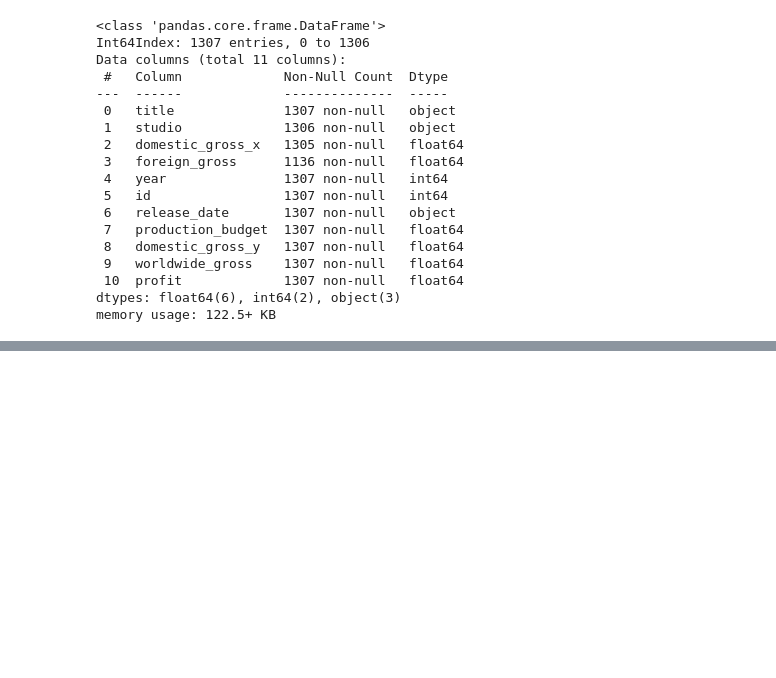
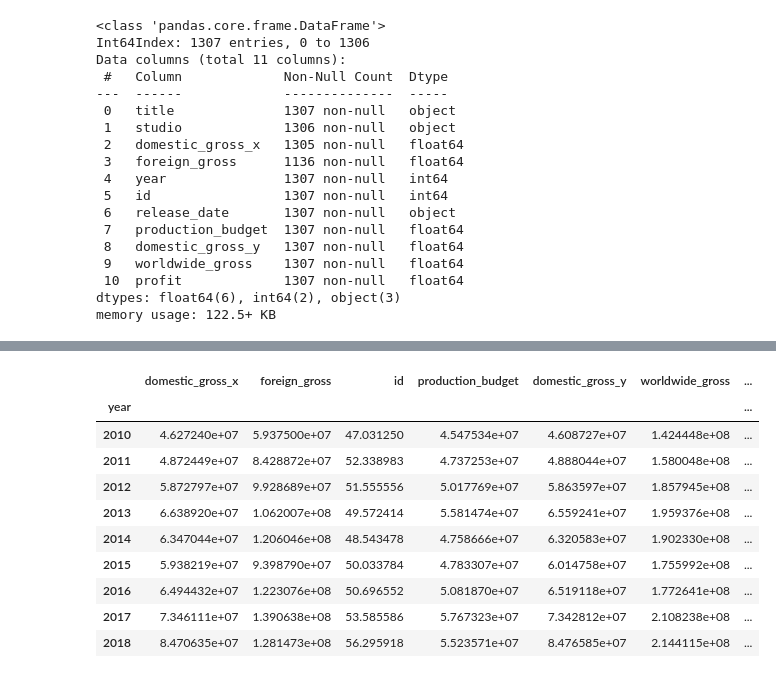
Before and after one commit to cLineman/CapStoneProject, a Jupyter notebook: ColtonLineman.ipynb, the cells around one changed output, grey strips where cells are left out. Cells and saved outputs as stored; diff of their text form; code cells hidden in the pictures; blank space fills up the shorter version.

```diff
--- a/ColtonLineman.ipynb
+++ b/ColtonLineman.ipynb
@@ -921,0 +997,14 @@ memory usage: 122.5+ KB
+# %%
+grossJoinBudget.groupby('year').mean()
+# %% [output]
+|  | domestic_gross_x | foreign_gross | id | production_budget | domestic_gross_y | worldwide_gross | ... |
+| year |  |  |  |  |  |  | ... |
+| 2010 | 4.627240e+07 | 5.937500e+07 | 47.031250 | 4.547534e+07 | 4.608727e+07 | 1.424448e+08 | ... |
+| 2011 | 4.872449e+07 | 8.428872e+07 | 52.338983 | 4.737253e+07 | 4.888044e+07 | 1.580048e+08 | ... |
+| 2012 | 5.872797e+07 | 9.928689e+07 | 51.555556 | 5.017769e+07 | 5.863597e+07 | 1.857945e+08 | ... |
+| 2013 | 6.638920e+07 | 1.062007e+08 | 49.572414 | 5.581474e+07 | 6.559241e+07 | 1.959376e+08 | ... |
+| 2014 | 6.347044e+07 | 1.206046e+08 | 48.543478 | 4.758666e+07 | 6.320583e+07 | 1.902330e+08 | ... |
+| 2015 | 5.938219e+07 | 9.398790e+07 | 50.033784 | 4.783307e+07 | 6.014758e+07 | 1.755992e+08 | ... |
+| 2016 | 6.494432e+07 | 1.223076e+08 | 50.696552 | 5.081870e+07 | 6.519118e+07 | 1.772641e+08 | ... |
+| 2017 | 7.346111e+07 | 1.390638e+08 | 53.585586 | 5.767323e+07 | 7.342812e+07 | 2.108238e+08 | ... |
+| 2018 | 8.470635e+07 | 1.281473e+08 | 56.295918 | 5.523571e+07 | 8.476585e+07 | 2.144115e+08 | ... |
```
Also changed, not shown: parts of 19 cells of this notebook.
